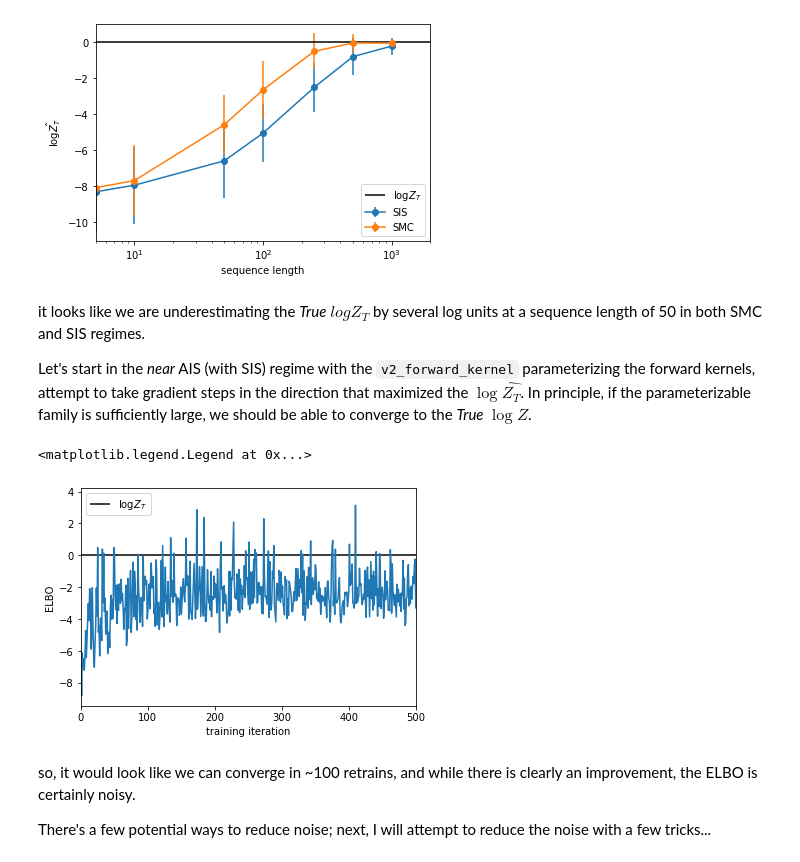
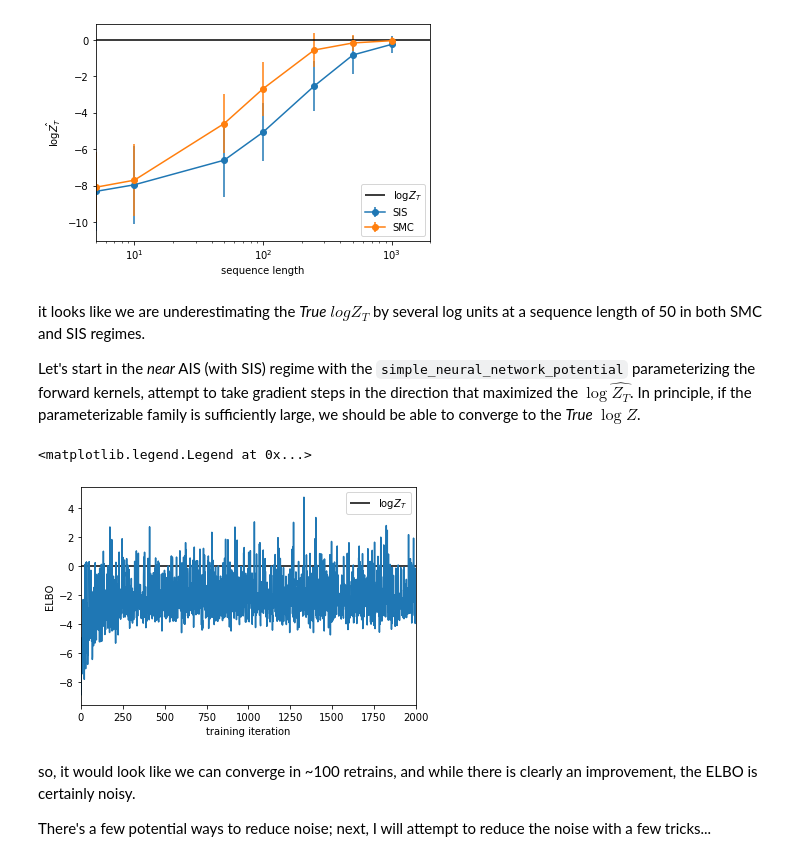
Before and after one commit to dominicrufa/melange, a Jupyter notebook: melange/notebooks/vSMC.ipynb, the cells around one changed output. Saved outputs shown, nothing was run; the diff lists cells and outputs as text; code cells hidden in the pictures.

Commit message:
update vsmc with simple nn potential

```diff
--- a/melange/notebooks/vSMC.ipynb
+++ b/melange/notebooks/vSMC.ipynb
@@ -54,2 +39,9 @@ def v2_forward_potential(pos, parameter):
+# %%
+from melange.nn import *
+nn_shapes = [1,3,3,3]
+template_nn_params = init_network_params(nn_shapes, None)
+nn_param_array = arrayize_nn_params(template_nn_params)
+nn_potential = simple_nnpotential_generator(potential, sigmoid_nn_potential, 1, template_nn_params)
+nn_param_length = len(nn_param_array)
 # %% [markdown]
 let's run SIS and SMC on N=1000 particles for a range of annealing times in the (approx) AIS regime.
@@ -119,48 +116,53 @@ plt.legend(loc=4)
 # %% [markdown]
 it looks like we are underestimating the _True_ $log Z_T$ by several log units at a sequence length of 50 in both SMC and SIS regimes.
 
-Let's start in the _near_ AIS (with SIS) regime with the `v2_forward_kernel` parameterizing the forward kernels, attempt to take gradient steps in the direction that maximized the $\log \hat{Z_T}$. In principle, if the parameterizable family is sufficiently large, we should be able to converge to the _True_ $\log Z$.
+Let's start in the _near_ AIS (with SIS) regime with the `simple_neural_network_potential` parameterizing the forward kernels, attempt to take gradient steps in the direction that maximized the $\log \hat{Z_T}$. In principle, if the parameterizable family is sufficiently large, we should be able to converge to the _True_ $\log Z$.
 # %%
-smc_obj= StaticULA(500, potential=potential, forward_potential=v2_forward_potential, backward_potential=potential)
+from melange.nn import init_network_params
+smc_obj= StaticULA(500, potential=potential, forward_potential=nn_potential, backward_potential=potential)
 prop, logw, inits = smc_obj.get_fns()
 
 T=100
-
-
 potential_params = jnp.linspace(0,1,T)[..., jnp.newaxis]
-forward_potential_params = jnp.stack((jnp.linspace(0,1,T), jnp.zeros(T), jnp.zeros(T), jnp.zeros(T), jnp.zeros(T), jnp.zeros(T)),1)
+#forward_potential_params = [[i, init_network_params([1,3,3], None)] for i in np.linspace(0,1,T)]
+#forward_potential_params = jnp.stack((jnp.linspace(0,1,T), jnp.zeros(T), jnp.zeros(T), jnp.zeros(T), jnp.zeros(T), jnp.zeros(T)),1)
 #forward_potential_params = jnp.stack((jnp.linspace(0,1,T), jnp.zeros(T), jnp.zeros(T)), 1)
+forward_potential_params = jnp.append(jnp.linspace(0,1,100)[..., jnp.newaxis], jnp.zeros((100, nn_param_length)), axis=1)
 backward_potential_params = jnp.linspace(0,1,T)[..., jnp.newaxis][1:]
-forward_dts = 1e-2*jnp.ones(T)
-backward_dts=1e-2*jnp.ones(T)
 y=jnp.zeros(T)
 
 objective = jit(value_and_grad(vSIS_lower_bound), static_argnums=(5,6,7))
+#objective=vSIS_lower_bound
 step_size=0.05
-prop_params = (potential_params, forward_potential_params, backward_potential_params, forward_dts, backward_dts)
+prop_params = {'potential_params': potential_params,
+           'forward_potential_params': forward_potential_params,
+           'backward_potential_params': backward_potential_params,
+           'dt': 1e-2}
+
+init_params = {'mu': mu, 'cov': cov}
 
 losses = []
 grads = []
 
 rs = random.PRNGKey(10)
-for iteration in tqdm.trange(1000):
+for iteration in tqdm.trange(2000):
     rs, run_rs = random.split(rs)
-    logZ, gradval = objective(prop_params, model_params, y,  run_rs, (mu, cov), prop, logw, inits)
-    (potential_params, forward_potential_params, backward_potential_params, forward_dts, backward_dts) = prop_params
-    forward_potential_params = forward_potential_params + step_size*gradval[1]
-    prop_params = (potential_params, forward_potential_params, backward_potential_params, forward_dts, backward_dts)
+    logZ, gradval = objective(prop_params, model_params, y,  run_rs, init_params, prop, logw, inits)
+    #out = objective(prop_params, model_params, y,  run_rs, init_params, prop, logw, inits)
+    forward_potential_param_grads = gradval['forward_potential_params']
+    prop_params['forward_potential_params'] = prop_params['forward_potential_params'] + step_size*forward_potential_param_grads
     losses.append(logZ)
-    grads.append(gradval[1])
+    grads.append(forward_potential_param_grads)
 # %%
 plt.plot(losses)
 plt.xlabel(f"training iteration")
 plt.ylabel(f"ELBO")
-plt.hlines(0, 500, 0, label = "$\log Z_T$")
-plt.xlim(0,500)
+plt.hlines(0, 2000, 0, label = "$\log Z_T$")
+plt.xlim(0,2000)
 plt.legend()
 # %% [output]
 <matplotlib.legend.Legend at 0x...>
-[figure, old version]
+[figure, new version]
 # %% [markdown]
 so, it would look like we can converge in ~100 retrains, and while there is clearly an improvement, the ELBO is certainly noisy.
 
```
Also changed, not shown: parts of 5 cells of this notebook, 9 other files.
